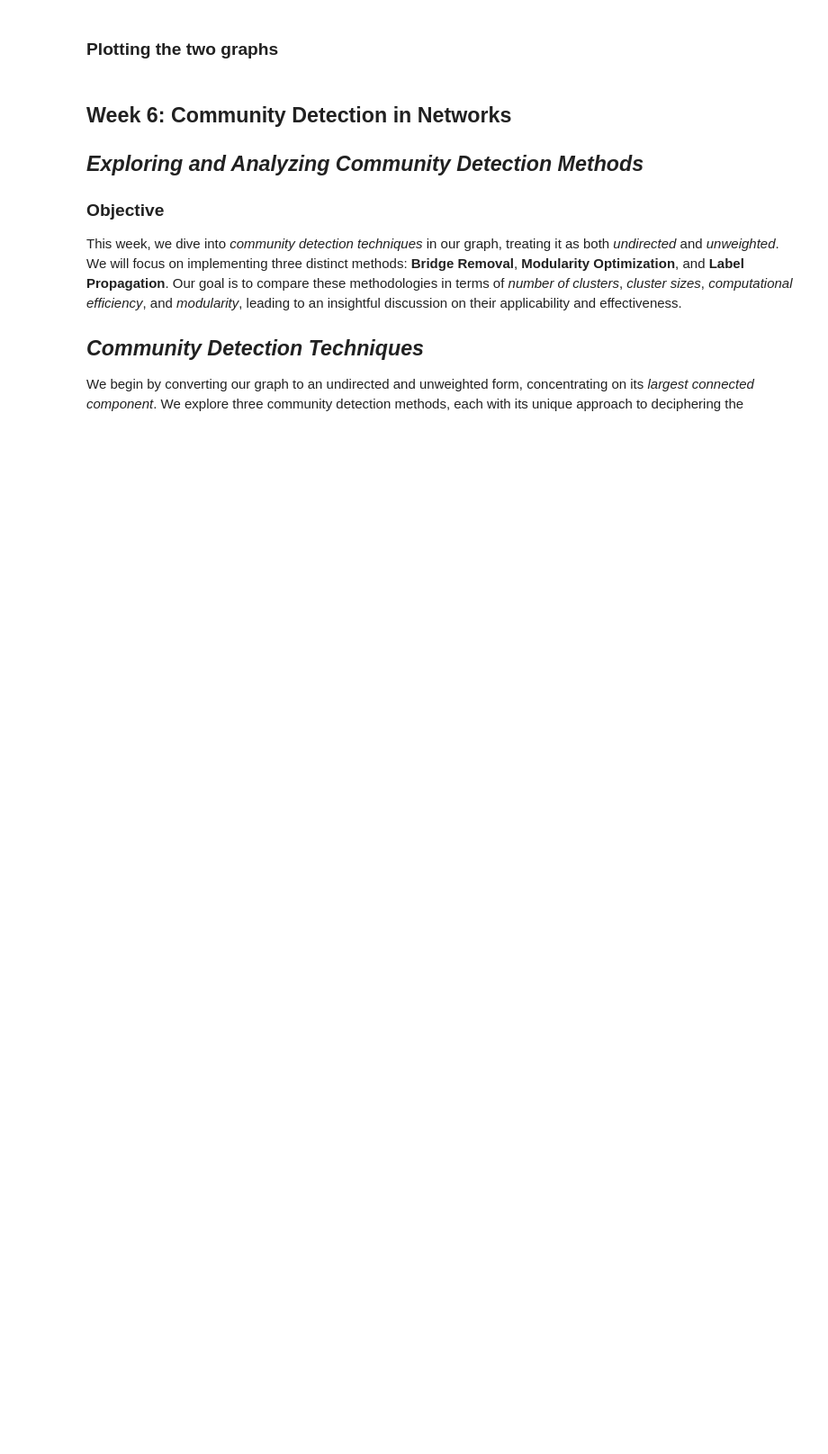
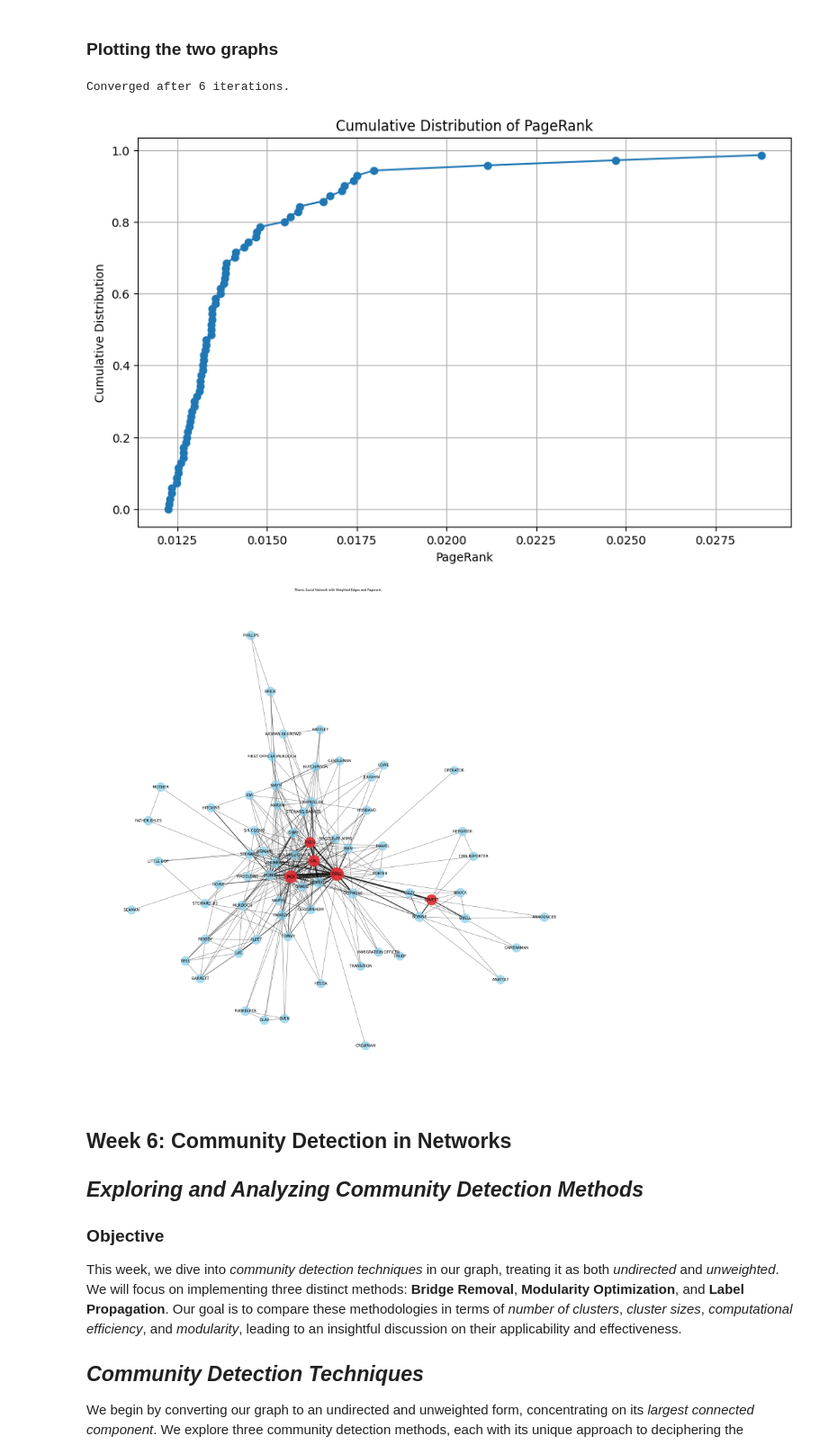
Before and after one commit to fraasa/sna_titanic, a Jupyter notebook: main.ipynb, the cells around one changed output. Shown at 90% size. Drawn from its saved outputs; the diff is of its cells as text; code cells hidden in the pictures; blank space fills up the shorter version.

```diff
--- a/main.ipynb
+++ b/main.ipynb
@@ -381,45 +363,43 @@ FileNotFoundError: [Errno 2] No such file or directory: '../Graph/nodes.csv'
 # %% [markdown]
 ### Plotting the two graphs
 # %%
-import matplotlib.pyplot as plt
-import numpy as np
-
 # Function to plot the cumulative distribution of closeness centrality
 def plot_cumulative_distribution(centrality_values, title):
     sorted_values = np.sort(list(centrality_values.values()))
     y_vals = np.arange(len(sorted_values)) / float(len(sorted_values))
     plt.figure(figsize=(10, 6))
     plt.plot(sorted_values, y_vals, marker='o')
     plt.title(f'Cumulative Distribution of {title}')
     plt.xlabel(title)
     plt.ylabel('Cumulative Distribution')
     plt.grid(True)
     plt.show()
-
-# Load the graph
-G = load_graph('../Graph/nodes.csv','../Graph/edges.csv')
 
 # Compute pagerank
 pagerank, _ = calculate_pagerank(G)
 
 # Plot the cumulative distribution for PageRank
 plot_cumulative_distribution(pagerank, 'PageRank')
 
 # Custom plot to visualize the graph
 id_to_name = nx.get_node_attributes(G, 'label')
 plt.figure(figsize=(36, 36))
 pos = nx.spring_layout(G, seed=42)
 node_sizes = [pagerank[node] * 100000 for node in G.nodes()]
 edge_widths = [d['weight'] for _, _, d in G.edges(data=True)]
 nx.draw_networkx_nodes(G, pos, node_size=node_sizes, node_color='skyblue', alpha=0.7)
 nx.draw_networkx_edges(G, pos, width=edge_widths, alpha=0.7)
 labels = {node: id_to_name[node] for node in G.nodes()}
 nx.draw_networkx_labels(G, pos, labels=labels, font_size=15)
 top_5_nodes = list(sorted(pagerank.items(), key=lambda x: x[1], reverse=True)[:5])
 nx.draw_networkx_nodes(G, pos, nodelist=[node for node, _ in top_5_nodes], node_color='red', node_size=[pagerank[node] * 100000 for node, _ in top_5_nodes], alpha=0.7)
 plt.title("Titanic Social Network with Weighted Edges and Pagerank")
 plt.axis("off")
 plt.show()
+# %% [output]
+Converged after 6 iterations.
+[figure, added]
+[figure, added]
 # %% [markdown]
 ## Week 6: Community Detection in Networks
 ## *Exploring and Analyzing Community Detection Methods*
```
Also changed, not shown: parts of 13 cells of this notebook.
